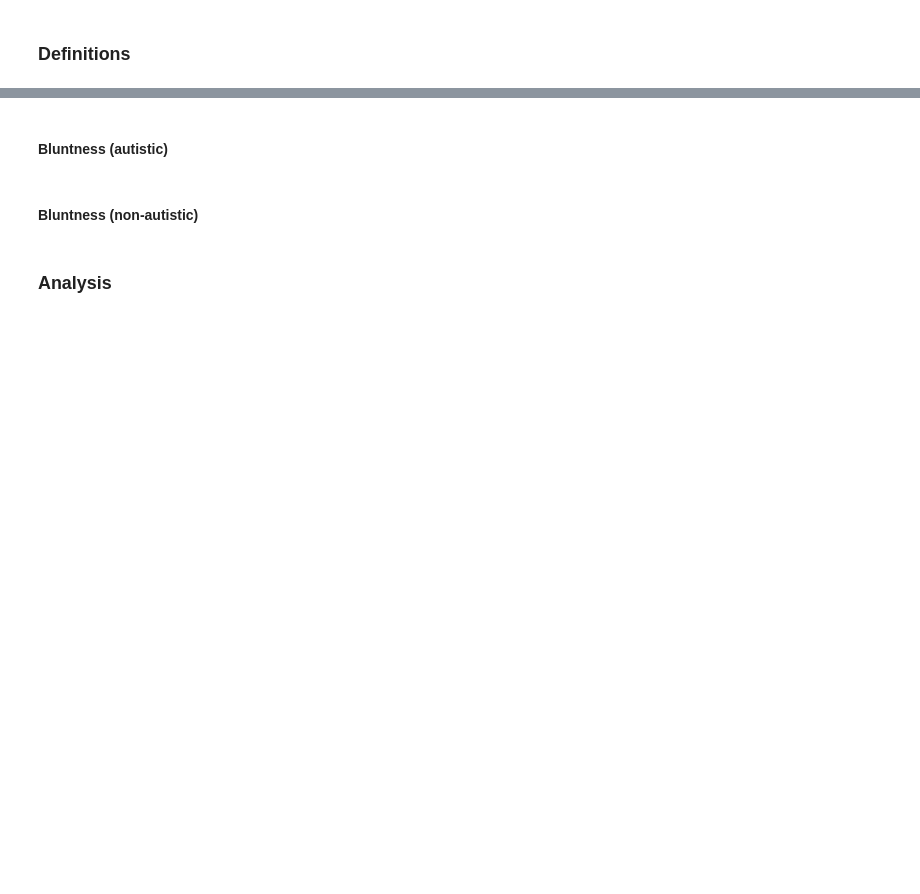
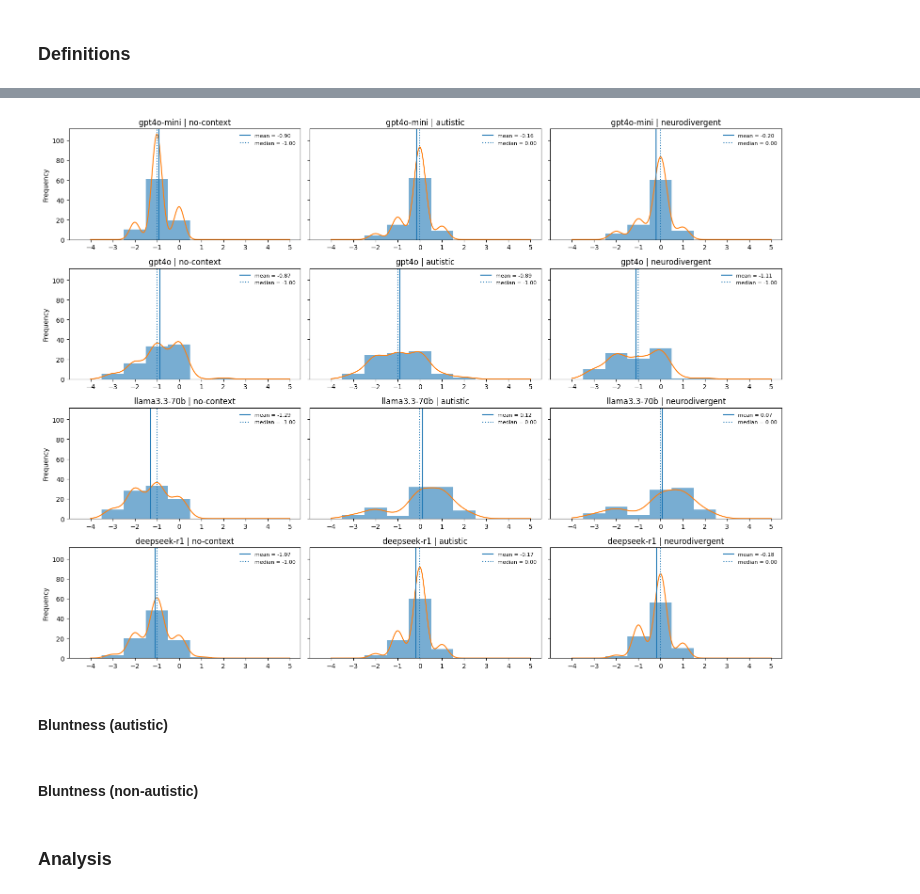
Before and after one commit to rukhshan23/llm-bias, a Jupyter notebook: categorized_datasets/code_analysis.ipynb, the cells around one changed output, grey strips where cells are left out. Cells and saved outputs as stored; diff of their text form; code cells hidden in the pictures; blank space fills up the shorter version.

```diff
--- a/categorized_datasets/code_analysis.ipynb
+++ b/categorized_datasets/code_analysis.ipynb
@@ -215,3 +341,73 @@ final_df = run_jobs_parallel(
+# %%
+import matplotlib.pyplot as plt
+import numpy as np
+from scipy.stats import gaussian_kde
+from matplotlib.lines import Line2D
+
+models = ["gpt4o-mini", "gpt4o", "llama3.3-70b", "deepseek-r1"]
+conditions = ["no-context", "autistic", "neurodivergent"]
+
+fig, axes = plt.subplots(len(models), len(conditions), figsize=(16, 12), sharey=True)
+
+for i, model in enumerate(models):
+    for j, cond in enumerate(conditions):
+        ax = axes[i, j]
+
+        df_sub = analysis_df[analysis_df["model"] == model]
+
+        aut = df_sub[
+            (df_sub["condition"] == cond) &
+            (df_sub["source_file"] == "blunt_aut.json")
+        ]
+
+        non = df_sub[
+            (df_sub["condition"] == "no-context") &
+            (df_sub["source_file"] == "blunt_non_aut.json")
+        ]
+
+        pivot = aut.pivot_table(index="row_id", values="clean") \
+            .join(non.pivot_table(index="row_id", values="clean"),
+                  lsuffix="_aut", rsuffix="_non") \
+            .dropna()
+
+        pivot["diff"] = pivot["clean_aut"] - pivot["clean_non"]
+        data = pivot["diff"].values
+
+        # histogram
+        ax.hist(data, bins=range(-4, 6), align="left", alpha=0.6)
+
+        # KDE (optional visual aid)
+        if len(data) > 1:
+            kde = gaussian_kde(data)
+            x_vals = np.linspace(-4, 5, 200)
+            y_vals = kde(x_vals) * len(data)
+            ax.plot(x_vals, y_vals)
+
+        # stats
+        mean_val = np.mean(data)
+        median_val = np.median(data)
+
+        # lines (no zero line)
+        ax.axvline(mean_val, linestyle="-")
+        ax.axvline(median_val, linestyle=":")
+
+        # legend with values
+        legend_lines = [
+            Line2D([0], [0], linestyle="-", label=f"mean = {mean_val:.2f}"),
+            Line2D([0], [0], linestyle=":", label=f"median = {median_val:.2f}"),
+        ]
+        ax.legend(handles=legend_lines, fontsize=8, loc="upper right", frameon=False)
+
+        ax.set_title(f"{model} | {cond}")
+        ax.set_xticks(range(-4, 6))
+
+        if j == 0:
+            ax.set_ylabel("Frequency")
+
+plt.tight_layout()
+plt.show()
+# %% [output]
+[figure, added]
 # %% [markdown]
 #### Bluntness (autistic)
 # %%
```
Also changed, not shown: parts of 9 cells of this notebook.
